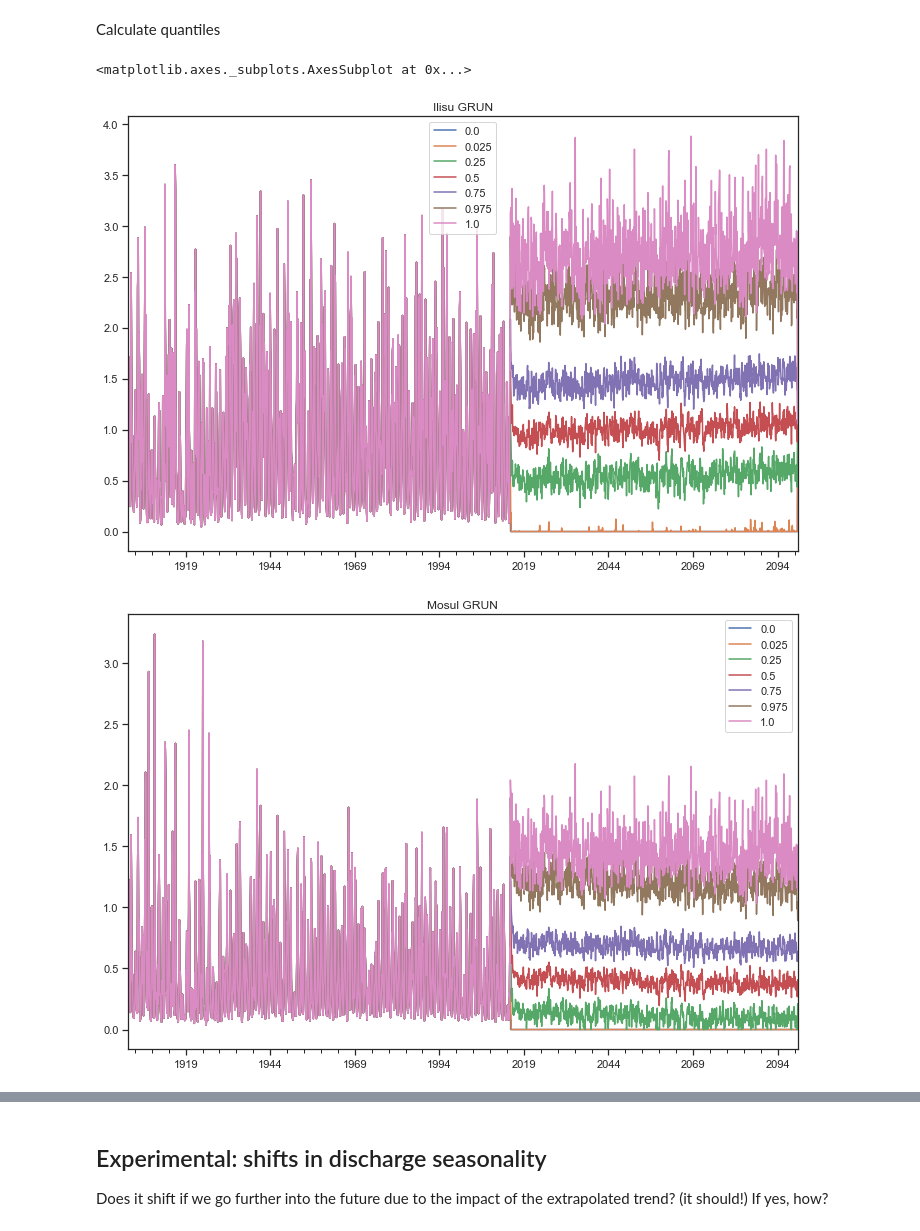
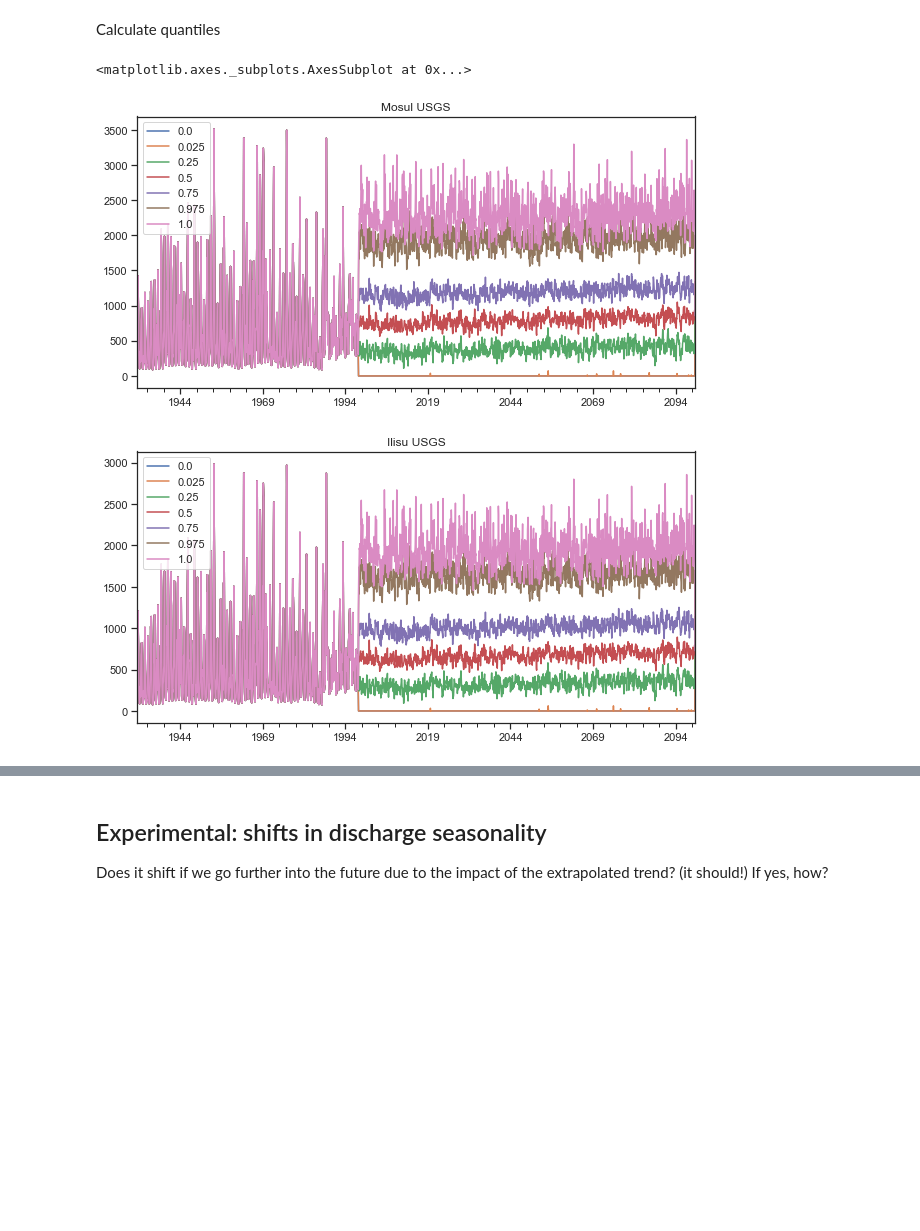
Before and after one commit to derpyninja/cciwr, a Jupyter notebook: monte_carlo_simulation.ipynb, the cells around one changed output, grey strips where cells are left out. Saved outputs shown, nothing was run; the diff lists cells and outputs as text; code cells hidden in the pictures; blank space fills up the shorter version.

Commit message:
workover of jupyter nb. added plots folder

```diff
--- a/monte_carlo_simulation.ipynb
+++ b/monte_carlo_simulation.ipynb
@@ -8,6 +8,8 @@ import datetime
 import numpy as np
 import pandas as pd
 from numba import jit
+
+from tsmodel import TimeSeriesModel
 
 from scipy import stats
 from statsmodels.tsa import stattools
@@ -23,14 +25,14 @@ import matplotlib.pyplot as plt
 import matplotlib.dates as mdates
 import pylab
 import seaborn as sns
+
+# Some plotting defaults
+sns.set(style="ticks")
+plt.rcParams.update({'font.size': 18})
+plt.rcParams.update({'mathtext.default':'regular'})
+plt.rcParams["figure.figsize"] = [10, 5]
 # %% [markdown]
 # CCIWR class project
 This code implements monte carlo simulation and prediction based on autoregressive processes.
-# %%
-# Some plotting defaults
-sns.set(style="ticks")
-plt.rcParams.update({'font.size': 18})
-plt.rcParams.update({'mathtext.default':'regular'})
-plt.rcParams["figure.figsize"] = [12, 8]
 # %%
 # Load the data
@@ -472,11 +138,9 @@ quantiles_mosul_grun_linear = model_mosul_grun_linear.extrapolation.quantile(q=q
 quantiles_mosul_usgs_linear = model_mosul_usgs_linear.extrapolation.quantile(q=quantiles, axis=1).T
 quantiles_ilisu_usgs_linear = model_ilisu_usgs_linear_extrapolation.quantile(q=quantiles, axis=1).T
 # %%
-quantiles_ilisu_grun_linear.plot(title="Ilisu GRUN")
-quantiles_mosul_grun_linear.plot(title="Mosul GRUN")
 quantiles_mosul_usgs_linear.plot(title="Mosul USGS")
 quantiles_ilisu_usgs_linear.plot(title="Ilisu USGS")
 # %% [output]
 <matplotlib.axes._subplots.AxesSubplot at 0x...>
-[figure, old version]
+[figure, new version]
-[figure, old version]
+[figure, new version]
```
Also changed, not shown: parts of 30 cells of this notebook, 7 other files.
